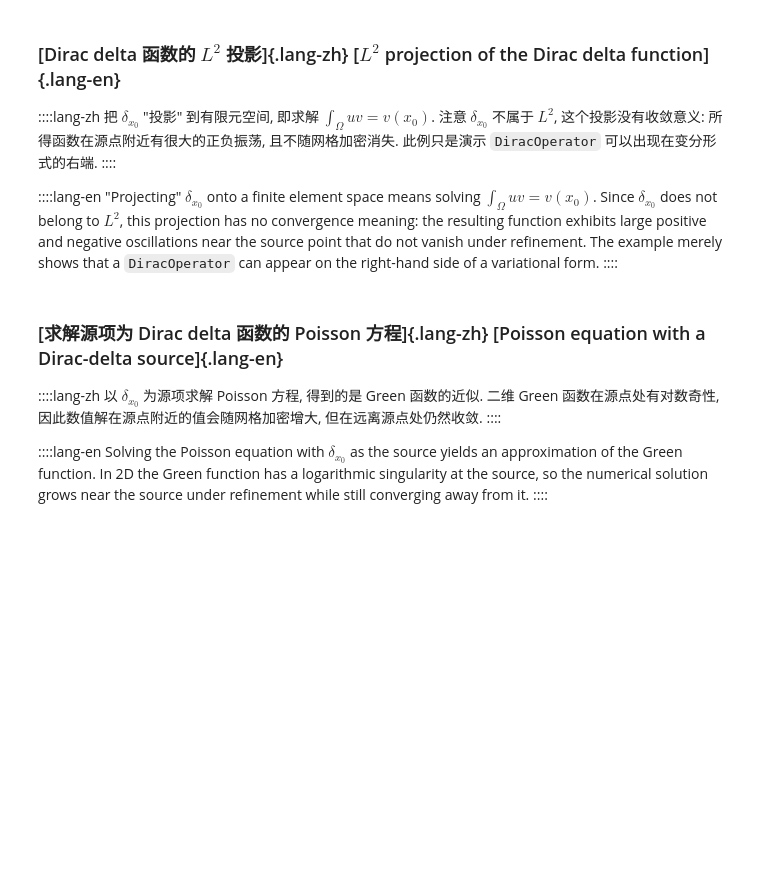
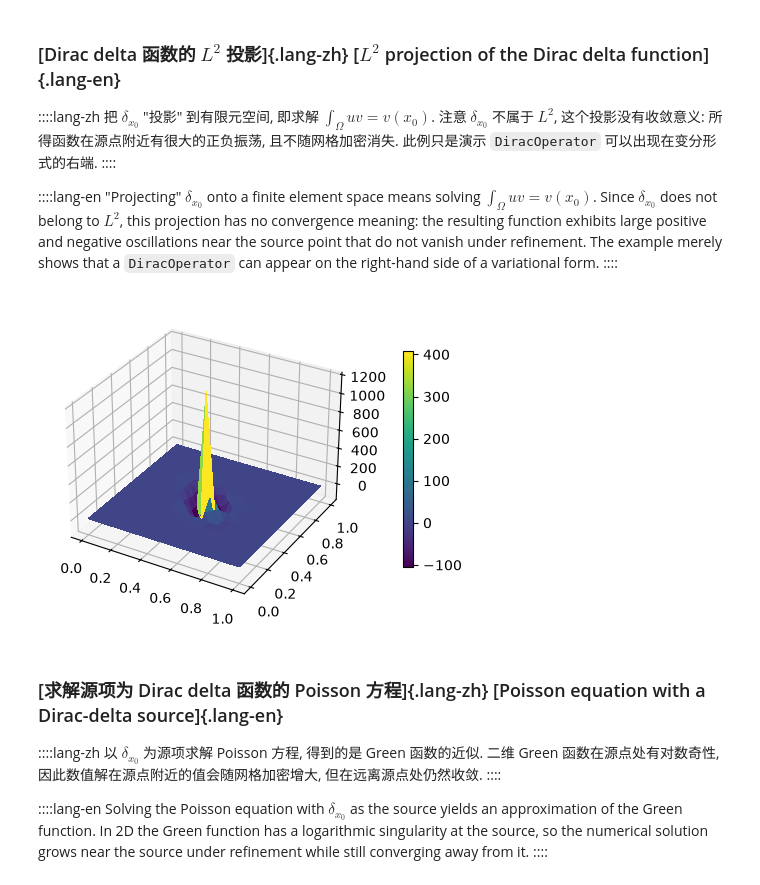
Before and after one commit to lrtfm/notes-for-firedrake, a Jupyter notebook: firedrake/poisson_II.ipynb, the cells around one changed output. Saved outputs shown, nothing was run; the diff lists cells and outputs as text; code cells hidden in the pictures; blank space fills up the shorter version.

```diff
--- a/firedrake/poisson_II.ipynb
+++ b/firedrake/poisson_II.ipynb
@@ -644,0 +679,19 @@ facet_R.dat.data[facet_R.function_space().cell_node_list]
+# %%
+mesh = UnitCubeMesh(1, 1, 1)
+facet_R = get_facet_circumradius_3d(mesh)
+
+coordinate_nodes = mesh.coordinates.function_space().cell_node_list
+cell_coordinates = mesh.coordinates.dat.data_ro[coordinate_nodes]
+facet_vertices = np.array(list(facet_R.function_space().finat_element.cell.get_topology()[2].values()))
+facet_coordinates = cell_coordinates[:, facet_vertices]
+u = facet_coordinates[:, :, 1] - facet_coordinates[:, :, 0]
+v = facet_coordinates[:, :, 2] - facet_coordinates[:, :, 0]
+area = np.linalg.norm(np.cross(u, v), axis=2)/2
+a = np.linalg.norm(u, axis=2)
+b = np.linalg.norm(v, axis=2)
+c = np.linalg.norm(u - v, axis=2)
+expected_R = a*b*c/(4*area)
+
+computed_R = facet_R.dat.data_ro[facet_R.function_space().cell_node_list]
+assert np.allclose(computed_R, expected_R)
+print('Circumradius check passed.')
@@ -780,8 +938,6 @@ import finat
 import numpy as np
 
 import matplotlib.pyplot as plt
-
-set_level(CRITICAL)  # Disable warnings
 
 class DiracOperator(object):
     def __init__(self, m, x0):
@@ -844,6 +1000,9 @@ class DiracOperator(object):
 
         qrule.point_set.points[0] = X
         qrule.weights[0] = qrule.weights[0]/np.real(assemble(cell_marker*dx))
+        # Tell UFL that repr(qrule) is a stable signature for form caching.
+        # Set it only after the quadrature point and weight have been updated.
+        qrule.ufl_signature = repr(qrule)
 
         self.operator = lambda f: f*cell_marker*dx(scheme=qrule)
 # %% [markdown]
@@ -903,16 +1068,20 @@ test_dirac_delta_2D()
 "Projecting" $\delta_{x_0}$ onto a finite element space means solving $\int_\Omega u v = v(x_0)$. Since $\delta_{x_0}$ does not belong to $L^2$, this projection has no convergence meaning: the resulting function exhibits large positive and negative oscillations near the source point that do not vanish under refinement. The example merely shows that a `DiracOperator` can appear on the right-hand side of a variational form.
 ::::
 # %%
-test_mesh = RectangleMesh(10, 10, 1, 1)
+N = 8
+test_mesh = RectangleMesh(N, N, 1, 1)
 V = FunctionSpace(test_mesh, 'CG', 3)
-delta = DiracOperator(test_mesh, [0.638, 0.33])
+delta = DiracOperator(test_mesh, [0.51, 0.49])
 bc = DirichletBC(V, 0, 'on_boundary')
 u, v = TrialFunction(V), TestFunction(V)
 sol = Function(V)
 solve(u*conj(v)*dx == delta(conj(v)), sol, bcs=bc)
 
-fig, ax = plt.subplots(figsize=[8, 4], subplot_kw=dict(projection='3d'))
+fig, ax = plt.subplots(figsize=[6, 4], subplot_kw=dict(projection='3d'))
 ts = trisurf(sol, axes=ax)
+cbar = fig.colorbar(ts, ax=ax, shrink=0.7, pad=0.1)
+# %% [output]
+[figure, added]
 # %% [markdown]
 ### [求解源项为 Dirac delta 函数的 Poisson 方程]{.lang-zh} [Poisson equation with a Dirac-delta source]{.lang-en}
 
```
Also changed, not shown: parts of 44 cells of this notebook, 3 other files.
